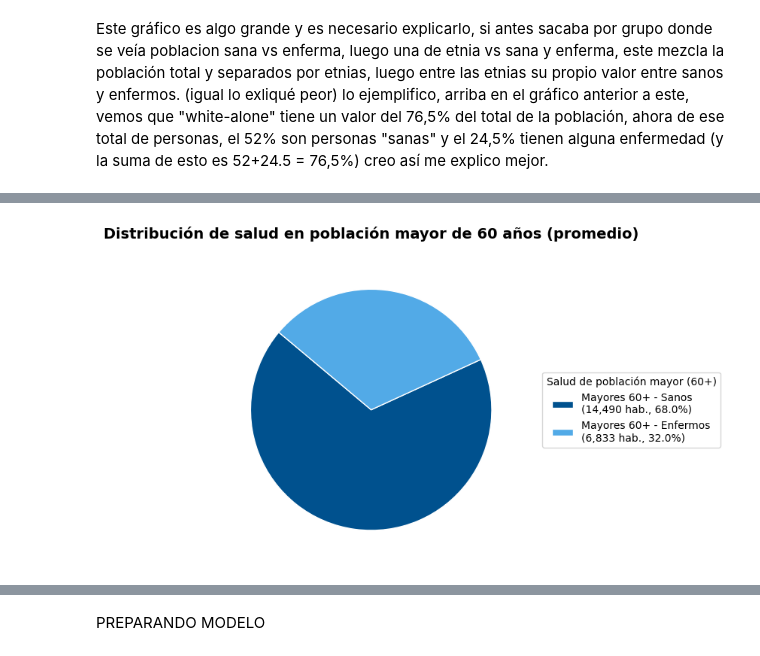
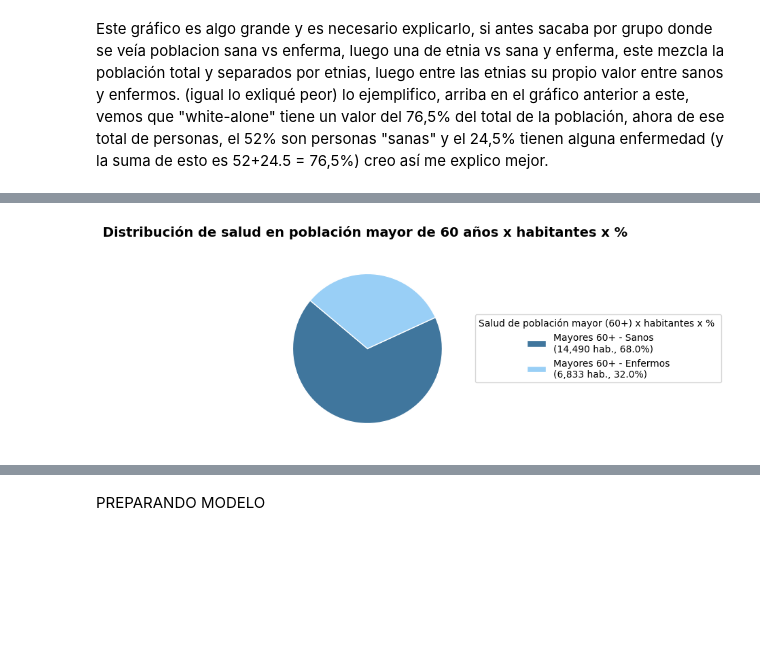
Before and after one commit to 4GeeksAcademy/Leonel_Ponce_Regresion_lineal_demographic_health, a Jupyter notebook: src/explore.ipynb, the cells around one changed output, grey strips where cells are left out. Saved outputs shown, nothing was run; the diff lists cells and outputs as text; code cells hidden in the pictures; blank space fills up the shorter version.

```diff
--- a/src/explore.ipynb
+++ b/src/explore.ipynb
@@ -684,59 +582,33 @@ plt.show()
 # %%
-# --- Gráfico población 60+ sana vs enferma ---
+#Graficamos la distribución de los datos de salud según la población 60+ sana vs enferma
 
-# Población promedio de mayores
 poblacion_mayores = df["Population Aged 60+"].mean()
-
-# Total de enfermos general
 total_enfermos = df["anycondition_number"].mean()
 
-# Proporción estimada de enfermos dentro del grupo 60+
 prop_60 = poblacion_mayores / df["TOT_POP"].mean()
 enfermos_60 = total_enfermos * prop_60
 sanos_60 = poblacion_mayores - enfermos_60
 
 valores = [sanos_60, enfermos_60]
 labels = ["Mayores 60+ - Sanos", "Mayores 60+ - Enfermos"]
 
-# Colores claro/oscuro basados en un único color base
-base_color = "#1f77b4"
-
+base_color = "#669cc3"
 c = mcolors.to_rgb(base_color)
 claro = tuple(min(1, x + 0.2) for x in c)
 oscuro = tuple(max(0, x - 0.15) for x in c)
 colors = [oscuro, claro]
 
 plt.figure(figsize=(7, 7))
-
-wedges, _ = plt.pie(
-    valores,
-    labels=None,
-    colors=colors,
-    startangle=140,
-    wedgeprops={"linewidth": 1, "edgecolor": "white"}
-)
+wedges, _ = plt.pie(valores, labels=None, colors=colors, startangle=140, wedgeprops={"linewidth": 1, "edgecolor": "white"})
 
 total = sum(valores)
-legend_labels = [
-    f"{labels[i]}\n({valores[i]:,.0f} hab., {valores[i]/total*100:.1f}%)"
-    for i in range(len(valores))
-]
+legend_labels = [f"{labels[i]}\n({valores[i]:,.0f} hab., {valores[i]/total*100:.1f}%)" for i in range(len(valores))]
 
-plt.legend(
-    wedges,
-    legend_labels,
-    title="Salud de población mayor (60+)",
-    bbox_to_anchor=(1.05, 0.5),
-    loc="center left",
-    fontsize=10
-)
-
-plt.title("Distribución de salud en población mayor de 60 años (promedio)",
-          fontsize=14, fontweight="bold", pad=20)
-
+plt.legend(wedges, legend_labels, title="Salud de población mayor (60+) x habitantes x % ", bbox_to_anchor=(1.05, 0.5), loc="center left", fontsize=10)
+plt.title("Distribución de salud en población mayor de 60 años x habitantes x % ", fontsize=14, fontweight="bold", pad=20)
 plt.tight_layout()
 plt.show()
 # %% [output]
-[figure, old version]
+[figure, new version]
 # %%
 
```
Also changed, not shown: parts of 23 cells of this notebook.
